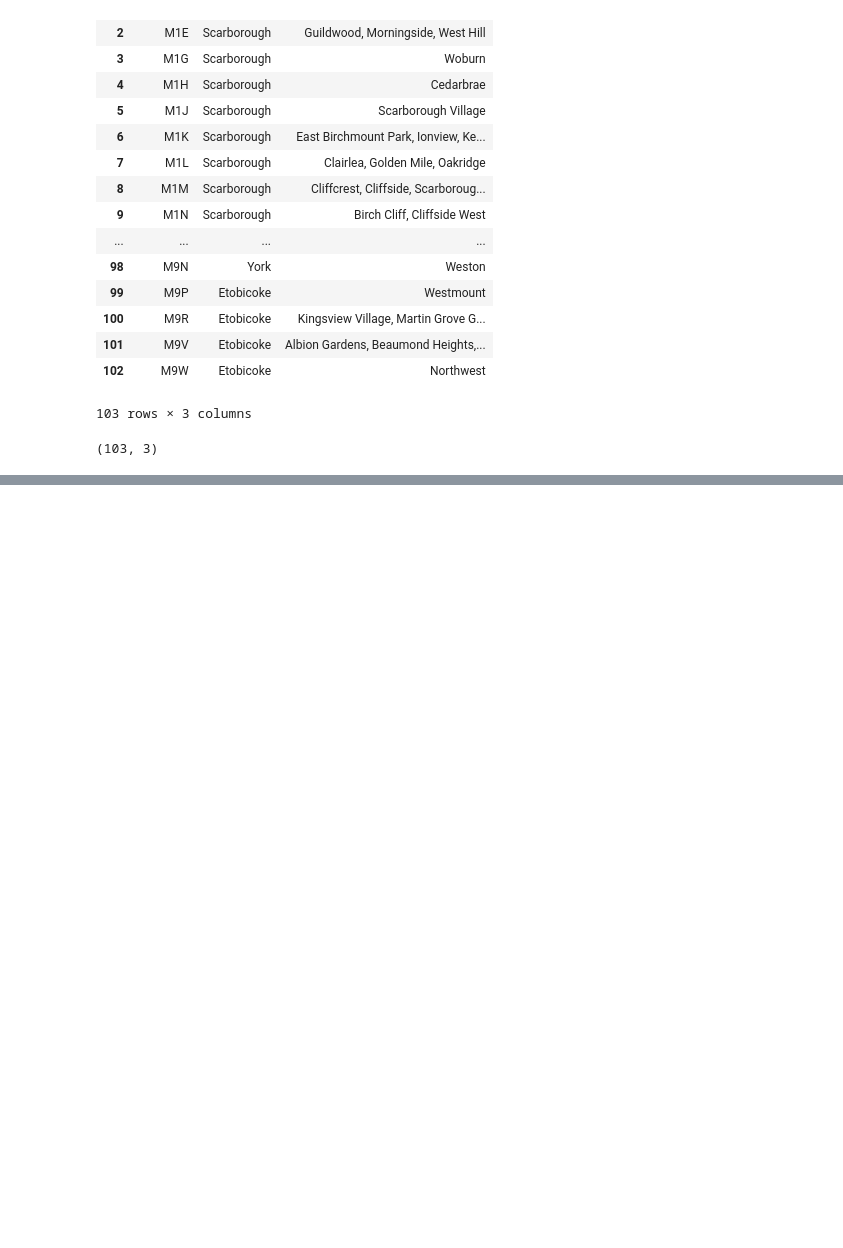
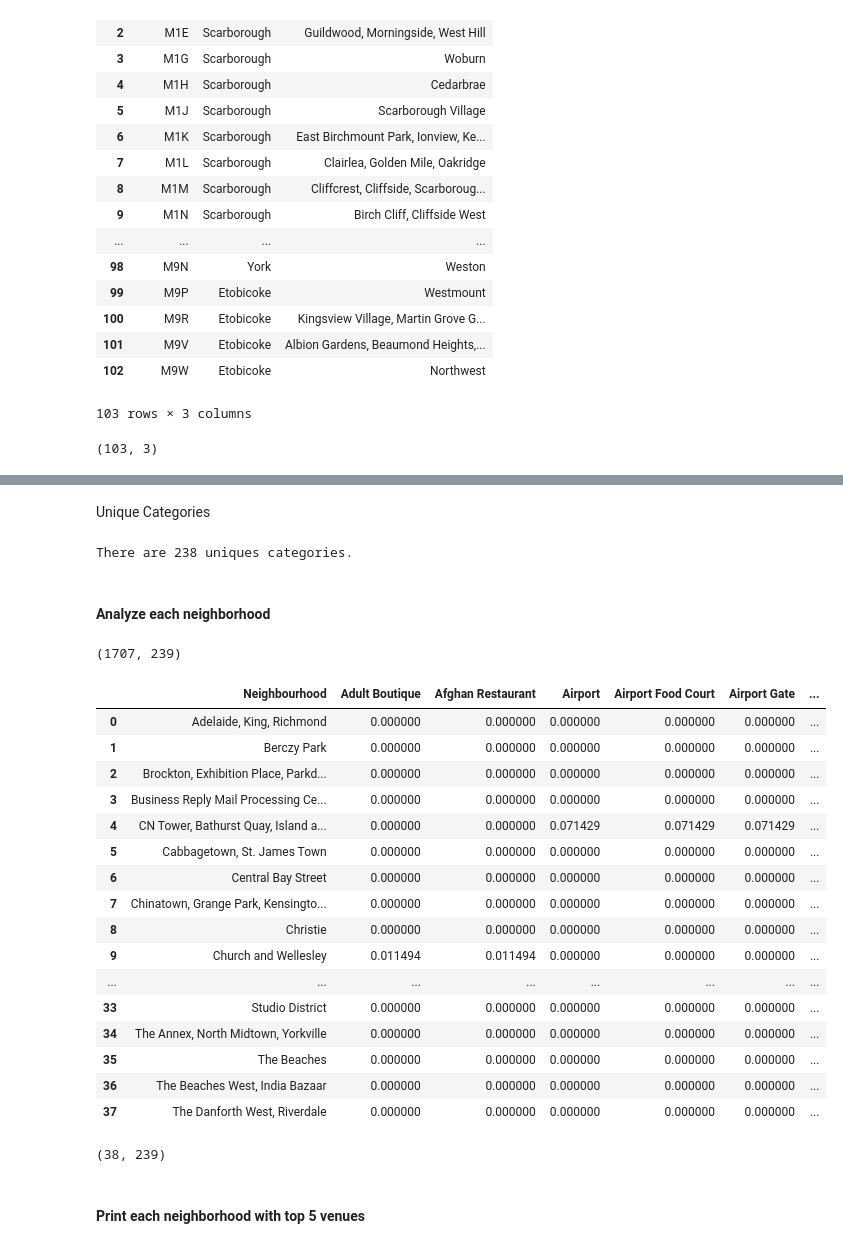
Before and after one commit to Brian1949/Coursera_Capstone, a Jupyter notebook: Coursera Capstone.ipynb, the cells around one changed output, grey strips where cells are left out. Drawn from its saved outputs; the diff is of its cells as text; code cells hidden in the pictures; blank space fills up the shorter version.

```diff
--- a/Coursera Capstone.ipynb
+++ b/Coursera Capstone.ipynb
@@ -269,0 +382,19 @@ combined_df.shape
+# %%
+# create map of New York using latitude and longitude values
+map_toronto = folium.Map(location=[latitude, longitude], zoom_start=10)
+
+# add markers to map
+for lat, lng, borough, neighborhood in zip(toronto_df['Latitude'], toronto_df['Longitude'], toronto_df['Borough'], toronto_df['Neighbourhood']):
+    label = '{}, {}'.format(neighborhood, borough)
+    label = folium.Popup(label, parse_html=True)
+    folium.CircleMarker(
+        [lat, lng],
+        radius=5,
+        popup=label,
+        color='blue',
+        fill=True,
+        fill_color='#3186cc',
+        fill_opacity=0.7,
+        parse_html=False).add_to(map_toronto)
+
+map_toronto
@@ -269,0 +405,8 @@ combined_df.shape
+# %%
+CLIENT_ID = 'NCD2O5R3DRHC5WTO0QFQAWBQUCW3ZKPKVQOBBPYIUXNLWPGJ' # your Foursquare ID
+CLIENT_SECRET = 'H4HQB4POHT1M4ZNKQOXRTPVTVYEFNMFDBWOLGZNW42TPKUD2' # your Foursquare Secret
+VERSION = '20180605' # Foursquare API version
+
+print('Your credentails:')
+print('CLIENT_ID: ' + CLIENT_ID)
+print('CLIENT_SECRET:' + CLIENT_SECRET)
@@ -269,0 +461,5 @@ combined_df.shape
+# %%
+toronto_venues = getNearbyVenues(names=toronto_df['Neighbourhood'],
+                                   latitudes=toronto_df['Latitude'],
+                                   longitudes=toronto_df['Longitude']
+                                  )
@@ -269,0 +516,45 @@ combined_df.shape
+# %% [markdown]
+Unique Categories
+# %%
+print('There are {} uniques categories.'.format(len(toronto_venues['Venue Category'].unique())))
+# %% [output]
+There are 238 uniques categories.
+# %% [markdown]
+#### Analyze each neighborhood
+# %%
+# one hot encoding
+toronto_onehot = pd.get_dummies(toronto_venues[['Venue Category']], prefix="", prefix_sep="")
+
+# add neighborhood column back to dataframe
+toronto_onehot['Neighbourhood'] = toronto_venues['Neighbourhood']
+# %%
+toronto_onehot.shape
+# %% [output]
+(1707, 239)
+# %%
+toronto_grouped = toronto_onehot.groupby('Neighbourhood').mean().reset_index()
+toronto_grouped
+# %% [output]
+|  | Neighbourhood | Adult Boutique | Afghan Restaurant | Airport | Airport Food Court | Airport Gate | ... |
+| 0 | Adelaide, King, Richmond | 0.000000 | 0.000000 | 0.000000 | 0.000000 | 0.000000 | ... |
+| 1 | Berczy Park | 0.000000 | 0.000000 | 0.000000 | 0.000000 | 0.000000 | ... |
+| 2 | Brockton, Exhibition Place, Parkd... | 0.000000 | 0.000000 | 0.000000 | 0.000000 | 0.000000 | ... |
+| 3 | Business Reply Mail Processing Ce... | 0.000000 | 0.000000 | 0.000000 | 0.000000 | 0.000000 | ... |
+| 4 | CN Tower, Bathurst Quay, Island a... | 0.000000 | 0.000000 | 0.071429 | 0.071429 | 0.071429 | ... |
+| 5 | Cabbagetown, St. James Town | 0.000000 | 0.000000 | 0.000000 | 0.000000 | 0.000000 | ... |
+| 6 | Central Bay Street | 0.000000 | 0.000000 | 0.000000 | 0.000000 | 0.000000 | ... |
+| 7 | Chinatown, Grange Park, Kensingto... | 0.000000 | 0.000000 | 0.000000 | 0.000000 | 0.000000 | ... |
+| 8 | Christie | 0.000000 | 0.000000 | 0.000000 | 0.000000 | 0.000000 | ... |
+| 9 | Church and Wellesley | 0.011494 | 0.011494 | 0.000000 | 0.000000 | 0.000000 | ... |
+| ... | ... | ... | ... | ... | ... | ... | ... |
+| 33 | Studio District | 0.000000 | 0.000000 | 0.000000 | 0.000000 | 0.000000 | ... |
+| 34 | The Annex, North Midtown, Yorkville | 0.000000 | 0.000000 | 0.000000 | 0.000000 | 0.000000 | ... |
+| 35 | The Beaches | 0.000000 | 0.000000 | 0.000000 | 0.000000 | 0.000000 | ... |
+| 36 | The Beaches West, India Bazaar | 0.000000 | 0.000000 | 0.000000 | 0.000000 | 0.000000 | ... |
+| 37 | The Danforth West, Riverdale | 0.000000 | 0.000000 | 0.000000 | 0.000000 | 0.000000 | ... |
+# %%
+toronto_grouped.shape
+# %% [output]
+(38, 239)
+# %% [markdown]
+#### Print each neighborhood with top 5 venues
```
Also changed, not shown: parts of 50 cells of this notebook.
